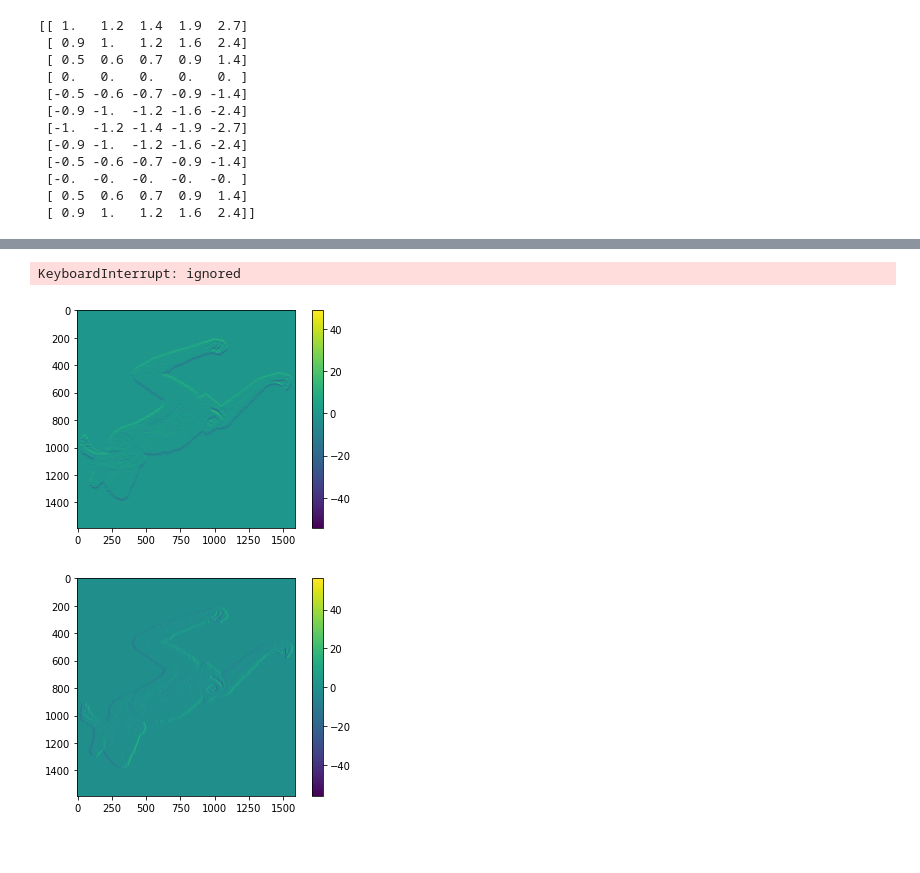
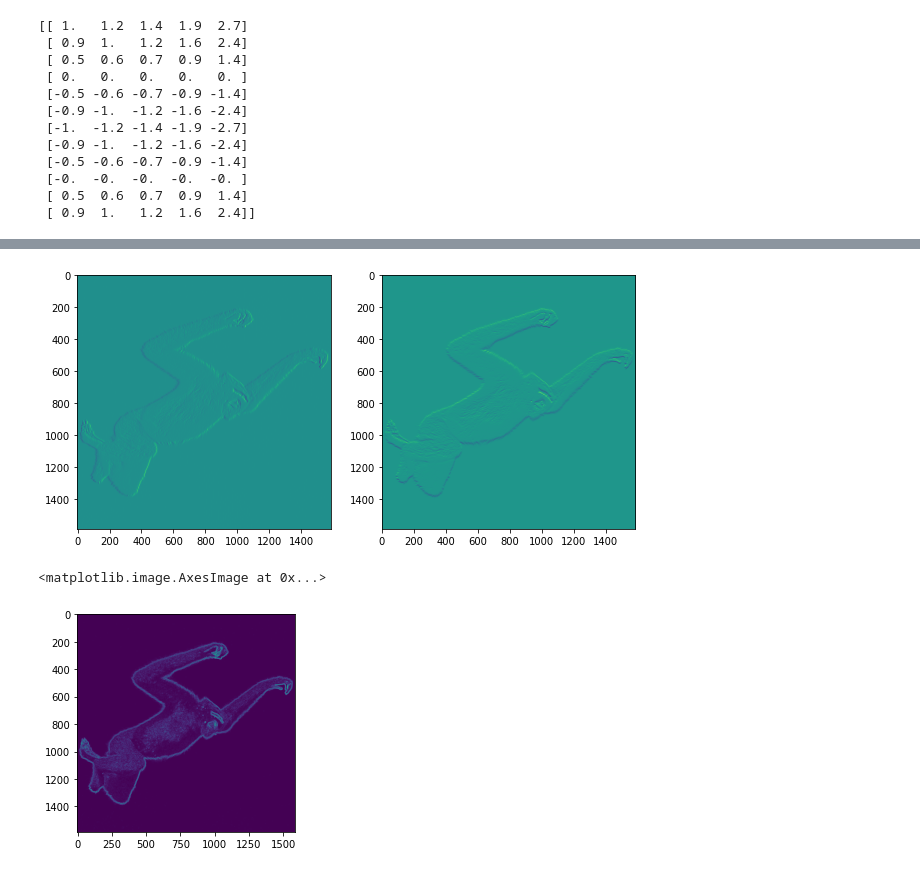
Before and after one commit to UMT-CSCI-591-Deep-Learning-2022/HNET_exercises, a Jupyter notebook: HNET.ipynb, the cells around one changed output, grey strips where cells are left out. Saved outputs shown, nothing was run; the diff lists cells and outputs as text; code cells hidden in the pictures.

```diff
--- a/HNET.ipynb
+++ b/HNET.ipynb
@@ -253,24 +202,24 @@ plt.show()
 # %%
-def generate_feature_map(real_kernel, complex_kernel, image):
-  real_feature_map = np.zeros((img_gray.shape[0] - real_kernel.shape[0] + 1,
-                          img_gray.shape[1] - real_kernel.shape[1] + 1))
+def generate_complex_feature_map(image, kernel):
+  feature_map = [np.zeros((image.shape[0] - kernel[0].shape[0] + 1,
+                           image.shape[1] - kernel[0].shape[1] + 1)) for x in range(2)]
 
-  complex_feature_map = np.zeros((img_gray.shape[0] - real_kernel.shape[0] + 1,
-                          img_gray.shape[1] - real_kernel.shape[1] + 1))
+  for r in range(image.shape[0] - kernel[0].shape[0]):
+    for c in range(image.shape[1] - kernel[0].shape[1]):
+      img_patch = image[r:r+kernel[0].shape[0], c:c+kernel[0].shape[1]]
 
-  for r in range(img_gray.shape[0] - real_kernel.shape[0]):
-    for c in range(img_gray.shape[1] - real_kernel.shape[1]):
-      img_patch = img_gray[r:r+real_kernel.shape[0], c:c+real_kernel.shape[1]]
+      for i in range(2):
+        feature_map[i][r,c] = np.dot(img_patch.flatten(), kernel[i].flatten())
 
-      real_feature_map[r,c] = np.dot(img_patch.flatten(), real_kernel.flatten())
-      complex_feature_map[r,c] = np.dot(img_patch.flatten(), complex_kernel.flatten())
+  return tuple(feature_map)
 
-  # real_feature_map = real_feature_map * (real_feature_map > 0)
-  # complex_feature_map = complex_feature_map * (complex_feature_map > 0)
-  return real_feature_map, complex_feature_map
+complex_map = generate_complex_feature_map(img_gray, discretized_kernel)
 
-real_map, complex_map = generate_feature_map(r_kernel, c_kernel, img_gray)
+f,ax = plt.subplots(1,2, figsize=(10,10))
 
-plt.imshow((real_map > 0))
+for i,image in enumerate(complex_map):
+  ax[i].imshow(image)
+
+plt.show()
 # %% [output]
-KeyboardInterrupt: ignored
+[figure, added]
@@ -279,12 +226,17 @@ plt.imshow((complex_map > 0))
-# %%
-fig, ax = plt.subplots()
-shw = ax.imshow(complex_map)
-bar = plt.colorbar(shw)
-plt.show()
-fig, ax = plt.subplots()
-shw = ax.imshow(real_map)
-bar = plt.colorbar(shw)
-plt.show()
-# %% [output]
-[figure, removed]
-[figure, removed]
+# %%
+def generate_magnitude_map(complex_map):
+  mag_map = np.zeros(complex_map[0].shape)
+
+  for i in range(complex_map[0].shape[0]):
+    for j in range(complex_map[0].shape[1]):
+      magnitude = (complex_map[0][i,j]**2 + complex_map[1][i,j]**2)**0.5
+      # magnitude = np.angle(complex(real_map[i,j], complex_map[i,j]))
+      mag_map[i,j] = magnitude
+
+  return mag_map
+
+mag_map = generate_magnitude_map(complex_map)
+plt.imshow(mag_map)
+# %% [output]
+<matplotlib.image.AxesImage at 0x...>
+[figure, added]
```
Also changed, not shown: parts of 15 cells of this notebook.
